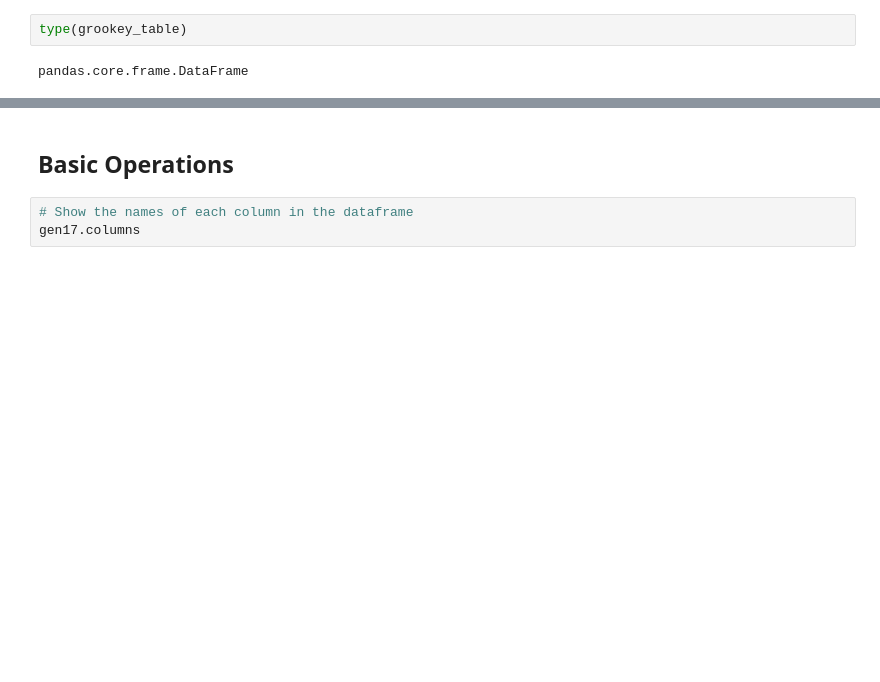
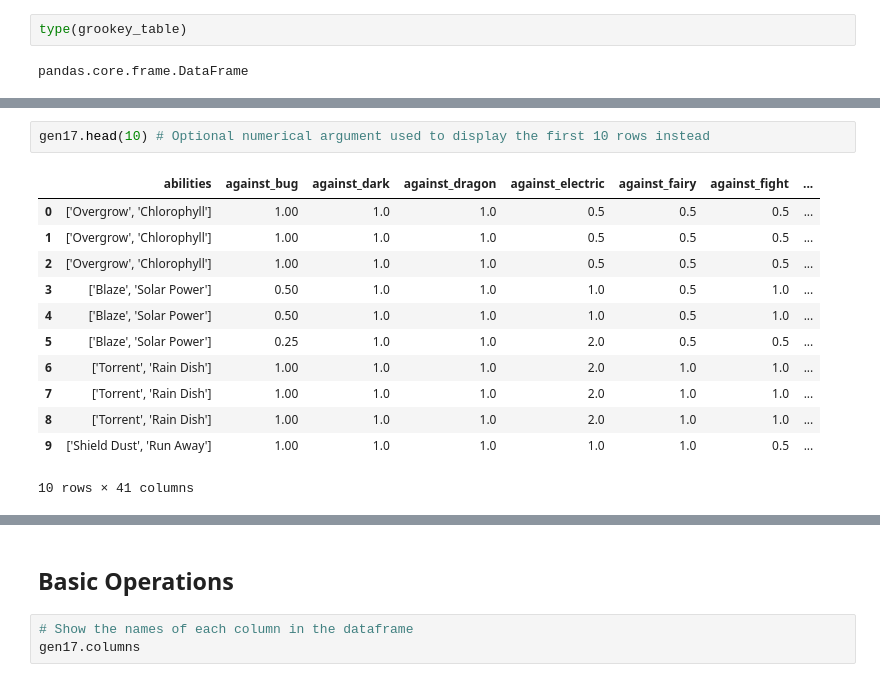
Before and after one commit to HackChart/data-analysis, a Jupyter notebook: Pokemon/pokemon_nb.ipynb, the cells around one changed output, grey strips where cells are left out. Drawn from its saved outputs; the diff is of its cells as text; blank space fills up the shorter version.

```diff
--- a/Pokemon/pokemon_nb.ipynb
+++ b/Pokemon/pokemon_nb.ipynb
@@ -91,0 +137,15 @@ pandas.core.frame.DataFrame
+# %%
+gen17.head(10) # Optional numerical argument used to display the first 10 rows instead
+# %% [output]
+|  | abilities | against_bug | against_dark | against_dragon | against_electric | against_fairy | against_fight | ... |
+| 0 | ['Overgrow', 'Chlorophyll'] | 1.00 | 1.0 | 1.0 | 0.5 | 0.5 | 0.5 | ... |
+| 1 | ['Overgrow', 'Chlorophyll'] | 1.00 | 1.0 | 1.0 | 0.5 | 0.5 | 0.5 | ... |
+| 2 | ['Overgrow', 'Chlorophyll'] | 1.00 | 1.0 | 1.0 | 0.5 | 0.5 | 0.5 | ... |
+| 3 | ['Blaze', 'Solar Power'] | 0.50 | 1.0 | 1.0 | 1.0 | 0.5 | 1.0 | ... |
+| 4 | ['Blaze', 'Solar Power'] | 0.50 | 1.0 | 1.0 | 1.0 | 0.5 | 1.0 | ... |
+| 5 | ['Blaze', 'Solar Power'] | 0.25 | 1.0 | 1.0 | 2.0 | 0.5 | 0.5 | ... |
+| 6 | ['Torrent', 'Rain Dish'] | 1.00 | 1.0 | 1.0 | 2.0 | 1.0 | 1.0 | ... |
+| 7 | ['Torrent', 'Rain Dish'] | 1.00 | 1.0 | 1.0 | 2.0 | 1.0 | 1.0 | ... |
+| 8 | ['Torrent', 'Rain Dish'] | 1.00 | 1.0 | 1.0 | 2.0 | 1.0 | 1.0 | ... |
+| 9 | ['Shield Dust', 'Run Away'] | 1.00 | 1.0 | 1.0 | 1.0 | 1.0 | 0.5 | ... |
+10 rows × 41 columns
```
Also changed, not shown: parts of 14 cells of this notebook.
